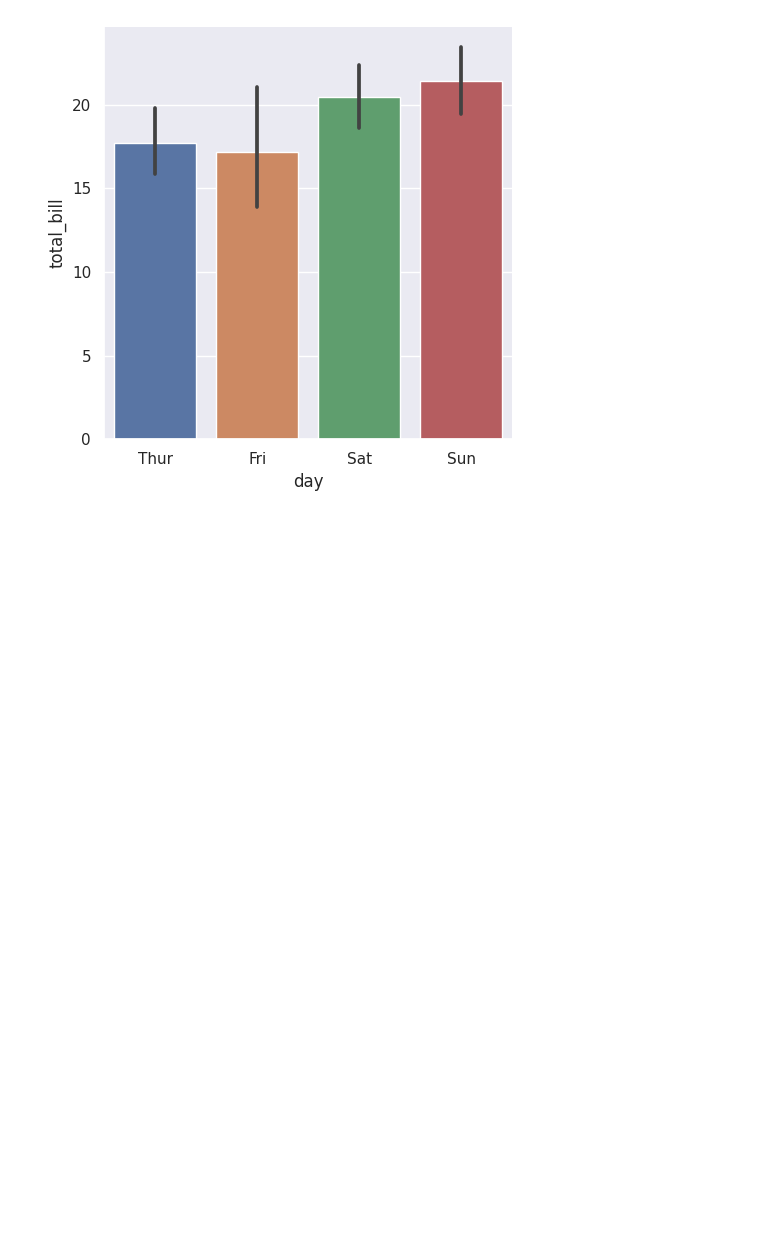
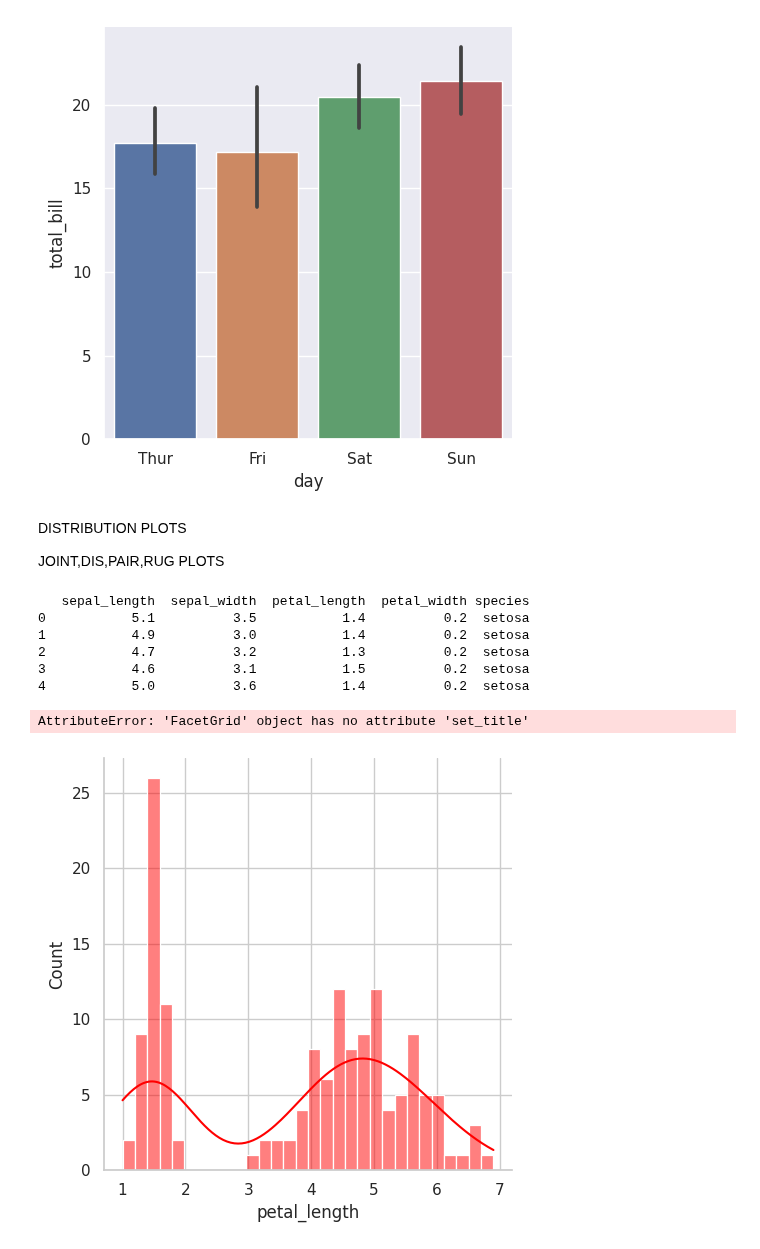
Before and after one commit to Sath2003/DAV, a Jupyter notebook: LABSHEET - 7.ipynb, the cells around one changed output. Saved outputs shown, nothing was run; the diff lists cells and outputs as text; code cells hidden in the pictures; blank space fills up the shorter version.

```diff
--- a/LABSHEET - 7.ipynb
+++ b/LABSHEET - 7.ipynb
@@ -101,3 +101,23 @@ print('Plots Saved')
 Plots Saved
 [figure]
 [figure]
+# %% [markdown]
+DISTRIBUTION PLOTS
+
+JOINT,DIS,PAIR,RUG PLOTS
+# %%
+sns.set_style('whitegrid')
+df = sns.load_dataset('iris')
+print(df.head())
+sns.displot(df['petal_length'],kde=True,color='red',bins=30).set_title('Dist Plot')
+jointgrid = sns.JointGrid(x='petal_length',y='petal_width,data=df')
+jointgrid =
+# %% [output]
+   sepal_length  sepal_width  petal_length  petal_width species
+0           5.1          3.5           1.4          0.2  setosa
+1           4.9          3.0           1.4          0.2  setosa
+2           4.7          3.2           1.3          0.2  setosa
+3           4.6          3.1           1.5          0.2  setosa
+4           5.0          3.6           1.4          0.2  setosa
+AttributeError: 'FacetGrid' object has no attribute 'set_title'
+[figure, added]
```
